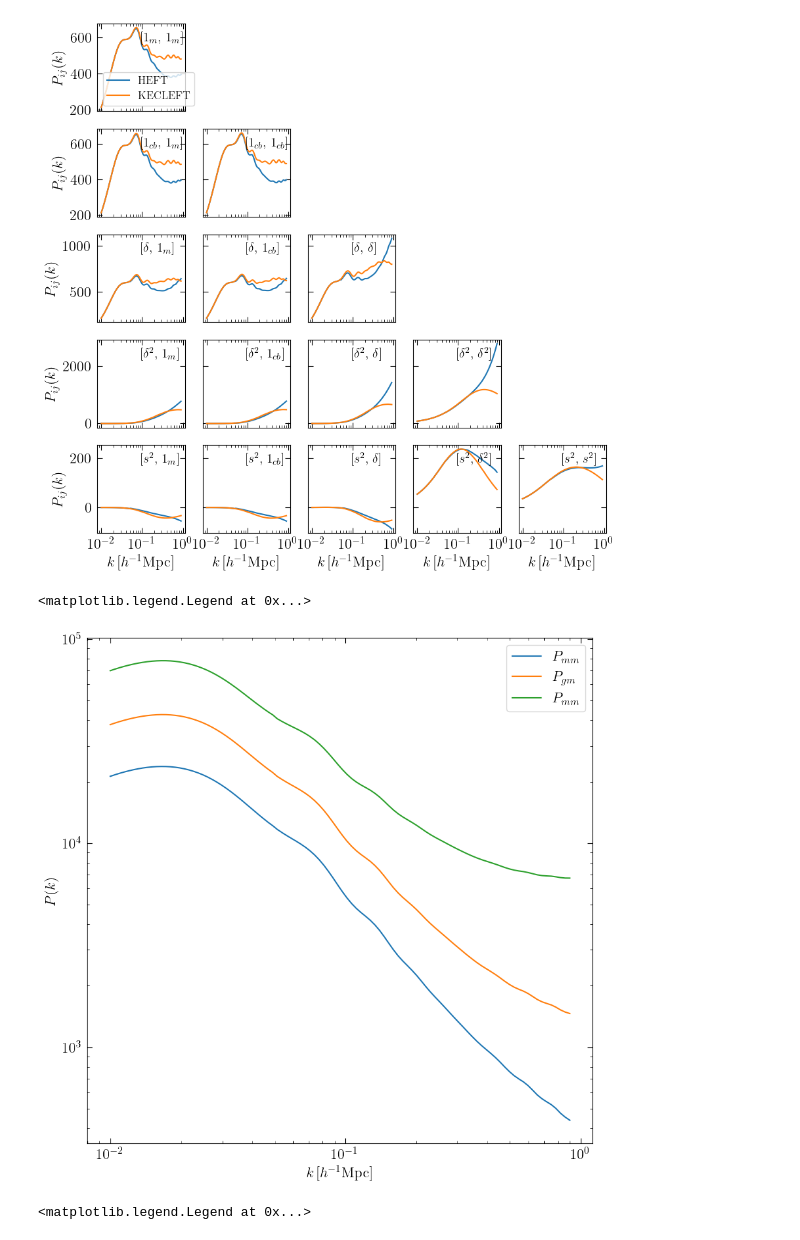
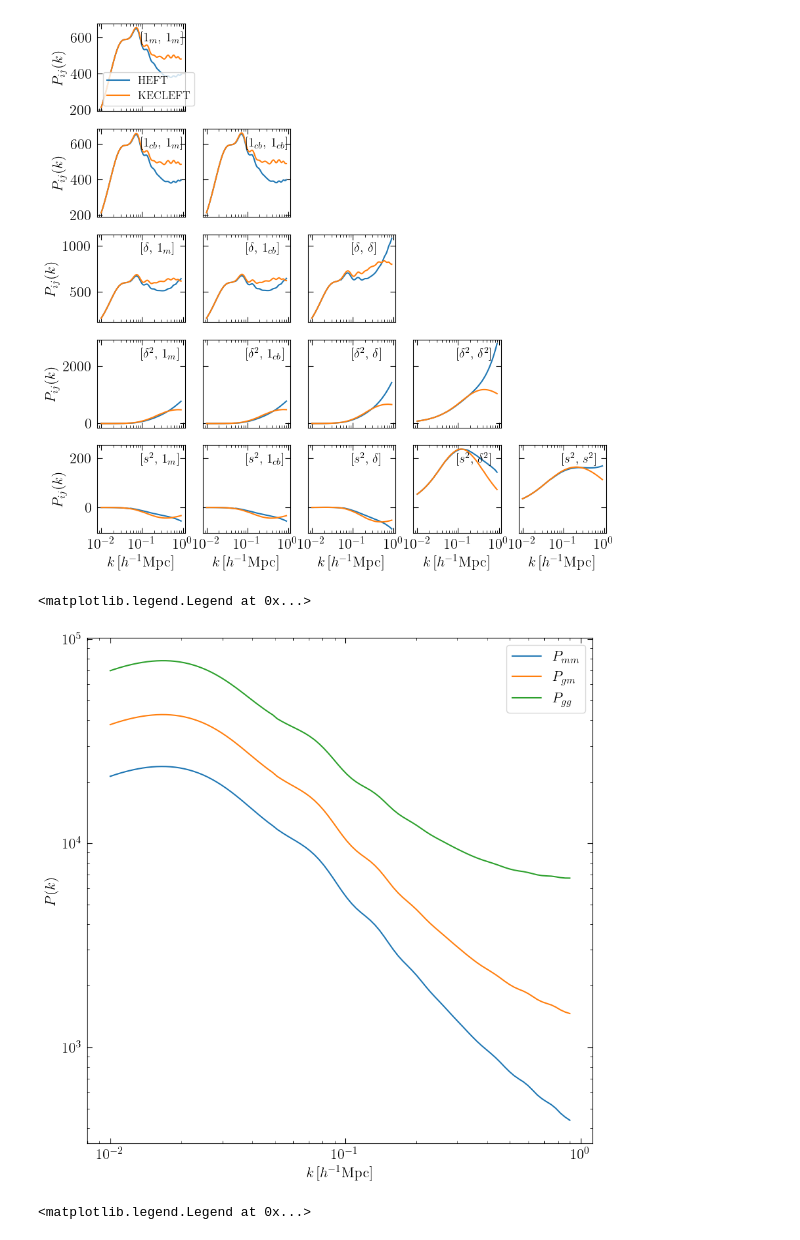
Before and after one commit to AemulusProject/aemulus_heft, a Jupyter notebook: notebooks/predict_spectra.ipynb, the cells around one changed output. Cells and saved outputs as stored; diff of their text form; code cells hidden in the pictures.

```diff
--- a/notebooks/predict_spectra.ipynb
+++ b/notebooks/predict_spectra.ipynb
@@ -74,23 +74,23 @@ ax[0][0].legend([r'HEFT', r'KECLEFT'], fontsize=12)
 # %% [output]
 <matplotlib.legend.Legend at 0x...>
 [figure]
-# %%
-bvec = [0.786, 0.583, -0.406, -0.512, 1755]
-
-P_gg = emu.basis_to_full(k, bvec, spec_heft, cross=False)
-P_gm = emu.basis_to_full(k, bvec, spec_heft)
-P_mm = spec_heft[0,:]
-
-plt.loglog(k, P_mm)
-plt.loglog(k, P_gm)
-plt.loglog(k, P_gg)
-
-plt.xlabel(r'$k\, [h^{-1} \rm Mpc]$')
-plt.ylabel(r'$P(k)$')
-plt.legend([r'$P_{mm}$', r'$P_{gm}$', r'$P_{mm}$'])
-# %% [output]
-<matplotlib.legend.Legend at 0x...>
-[figure, removed]
+# %%
+bvec = [0.786, 0.583, -0.406, -0.512, 1755]
+
+P_gg = emu.basis_to_full(k, bvec, spec_heft, cross=False)
+P_gm = emu.basis_to_full(k, bvec, spec_heft)
+P_mm = spec_heft[0,:]
+
+plt.loglog(k, P_mm)
+plt.loglog(k, P_gm)
+plt.loglog(k, P_gg)
+
+plt.xlabel(r'$k\, [h^{-1} \rm Mpc]$')
+plt.ylabel(r'$P(k)$')
+plt.legend([r'$P_{mm}$', r'$P_{gm}$', r'$P_{gg}$'])
+# %% [output]
+<matplotlib.legend.Legend at 0x...>
+[figure, added]
 # %%
 with open('../aemulus_heft/data/error_cov.json', 'r') as fp:
     error_cov = json.load(fp)
```
Also changed, not shown: parts of 4 cells of this notebook, 1 other file.
